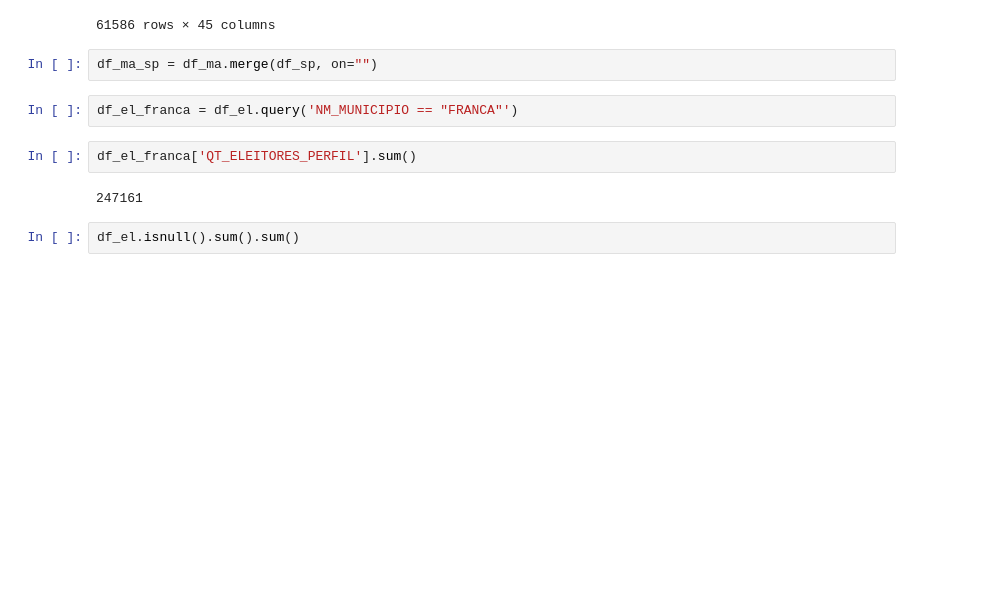
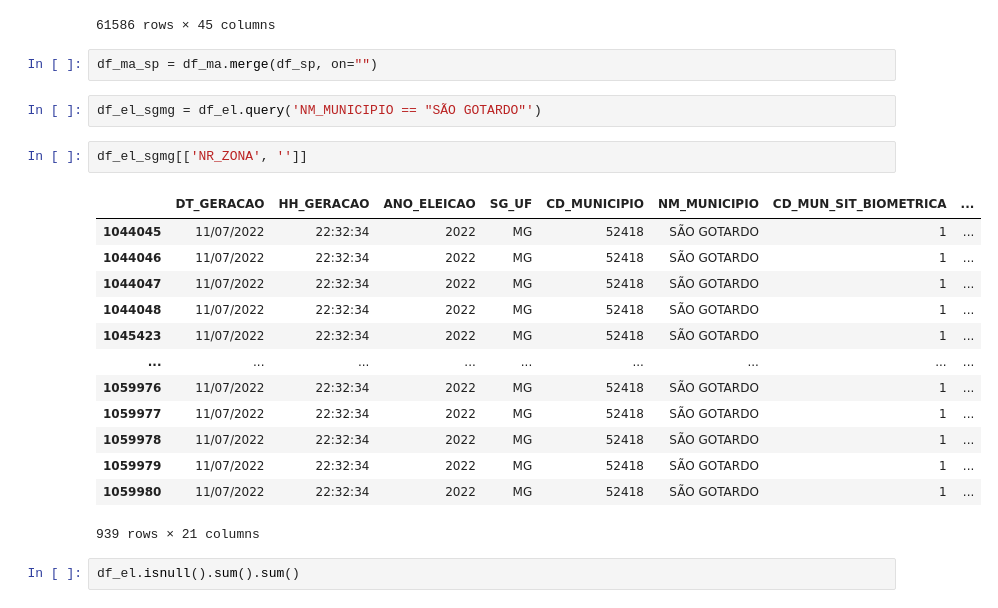
Before and after one commit to flribeiro/eleicoes2022, a Jupyter notebook: FLR_Eleicoes_2022_BR.ipynb, the cells around one changed output. Saved outputs shown, nothing was run; the diff lists cells and outputs as text; blank space fills up the shorter version.

Commit message:
feat: include analysis for sao gotardo mg

```diff
--- a/FLR_Eleicoes_2022_BR.ipynb
+++ b/FLR_Eleicoes_2022_BR.ipynb
@@ -155,11 +158,23 @@ df_ma
 # %%
 df_ma_sp = df_ma.merge(df_sp, on="")
 # %%
-df_el_franca = df_el.query('NM_MUNICIPIO == "FRANCA"')
+df_el_sgmg = df_el.query('NM_MUNICIPIO == "SÃO GOTARDO"')
-# %%
-df_el_franca['QT_ELEITORES_PERFIL'].sum()
-# %% [output]
-247161
+# %%
+df_el_sgmg[['NR_ZONA', '']]
+# %% [output]
+|  | DT_GERACAO | HH_GERACAO | ANO_ELEICAO | SG_UF | CD_MUNICIPIO | NM_MUNICIPIO | CD_MUN_SIT_BIOMETRICA | ... |
+| 1044045 | 11/07/2022 | 22:32:34 | 2022 | MG | 52418 | SÃO GOTARDO | 1 | ... |
+| 1044046 | 11/07/2022 | 22:32:34 | 2022 | MG | 52418 | SÃO GOTARDO | 1 | ... |
+| 1044047 | 11/07/2022 | 22:32:34 | 2022 | MG | 52418 | SÃO GOTARDO | 1 | ... |
+| 1044048 | 11/07/2022 | 22:32:34 | 2022 | MG | 52418 | SÃO GOTARDO | 1 | ... |
+| 1045423 | 11/07/2022 | 22:32:34 | 2022 | MG | 52418 | SÃO GOTARDO | 1 | ... |
+| ... | ... | ... | ... | ... | ... | ... | ... | ... |
+| 1059976 | 11/07/2022 | 22:32:34 | 2022 | MG | 52418 | SÃO GOTARDO | 1 | ... |
+| 1059977 | 11/07/2022 | 22:32:34 | 2022 | MG | 52418 | SÃO GOTARDO | 1 | ... |
+| 1059978 | 11/07/2022 | 22:32:34 | 2022 | MG | 52418 | SÃO GOTARDO | 1 | ... |
+| 1059979 | 11/07/2022 | 22:32:34 | 2022 | MG | 52418 | SÃO GOTARDO | 1 | ... |
+| 1059980 | 11/07/2022 | 22:32:34 | 2022 | MG | 52418 | SÃO GOTARDO | 1 | ... |
+939 rows × 21 columns
 # %%
 df_el.isnull().sum().sum()
 # %% [output]
```
Also changed, not shown: parts of 21 cells of this notebook.
